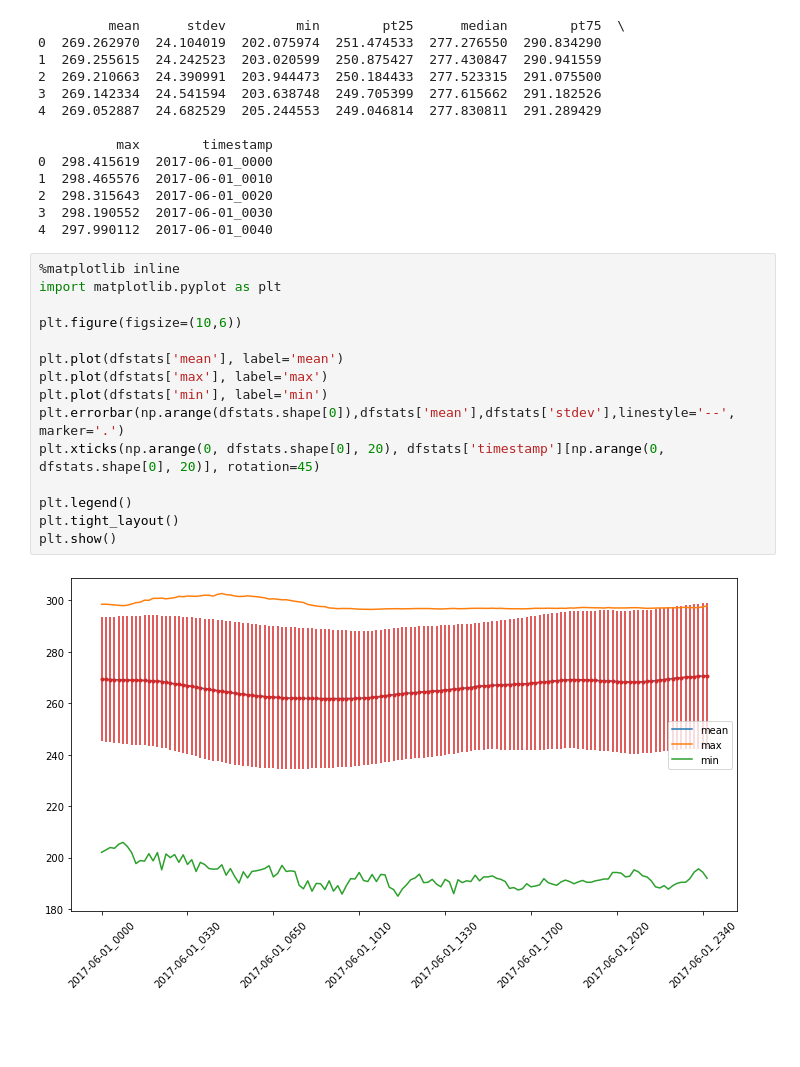
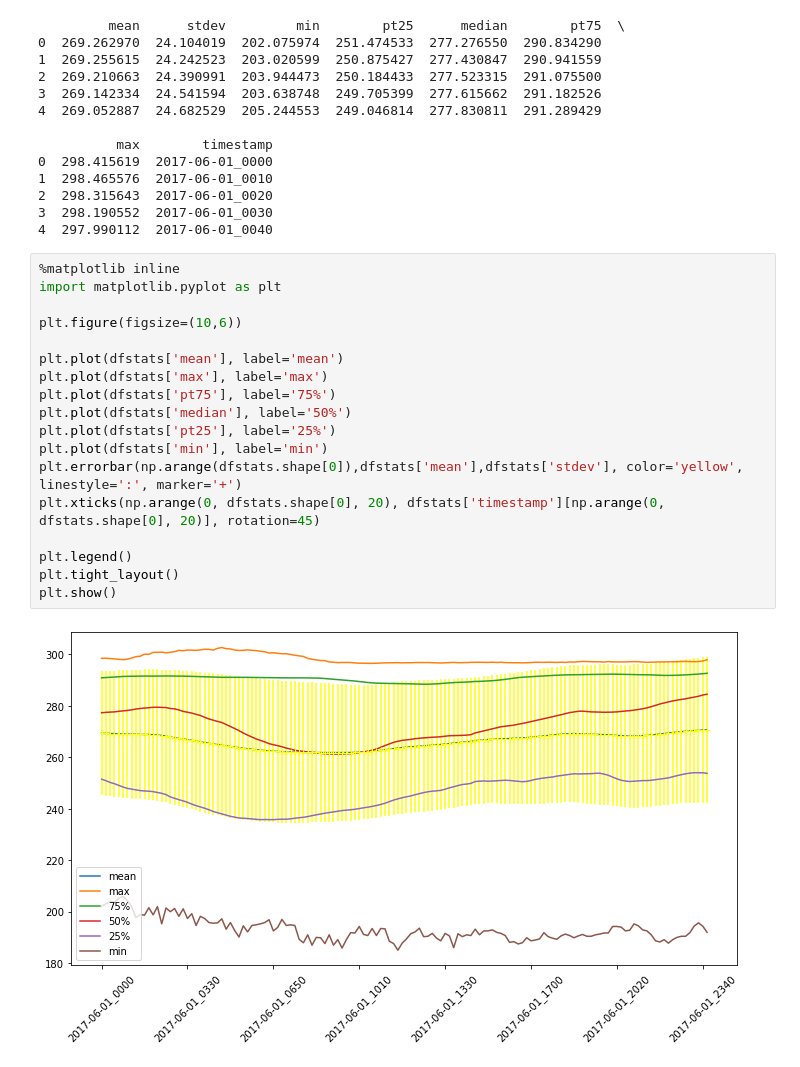
Before and after one commit to tingsyo/course_2020Q3_representation_learning, a Jupyter notebook: notebooks/himawari8/01_Basic_statistics.ipynb, the cells around one changed output. Drawn from its saved outputs; the diff is of its cells as text; blank space fills up the shorter version.

```diff
--- a/notebooks/himawari8/01_Basic_statistics.ipynb
+++ b/notebooks/himawari8/01_Basic_statistics.ipynb
@@ -84,17 +84,20 @@ print(dfstats.head())
 # %%
 %matplotlib inline
 import matplotlib.pyplot as plt
 
 plt.figure(figsize=(10,6))
 
 plt.plot(dfstats['mean'], label='mean')
 plt.plot(dfstats['max'], label='max')
+plt.plot(dfstats['pt75'], label='75%')
+plt.plot(dfstats['median'], label='50%')
+plt.plot(dfstats['pt25'], label='25%')
 plt.plot(dfstats['min'], label='min')
-plt.errorbar(np.arange(dfstats.shape[0]),dfstats['mean'],dfstats['stdev'],linestyle='--', marker='.')
+plt.errorbar(np.arange(dfstats.shape[0]),dfstats['mean'],dfstats['stdev'], color='yellow', linestyle=':', marker='+')
 plt.xticks(np.arange(0, dfstats.shape[0], 20), dfstats['timestamp'][np.arange(0, dfstats.shape[0], 20)], rotation=45)
 
 plt.legend()
 plt.tight_layout()
 plt.show()
 # %% [output]
-[figure, old version]
+[figure, new version]
```
Also changed, not shown: parts of 5 cells of this notebook.
